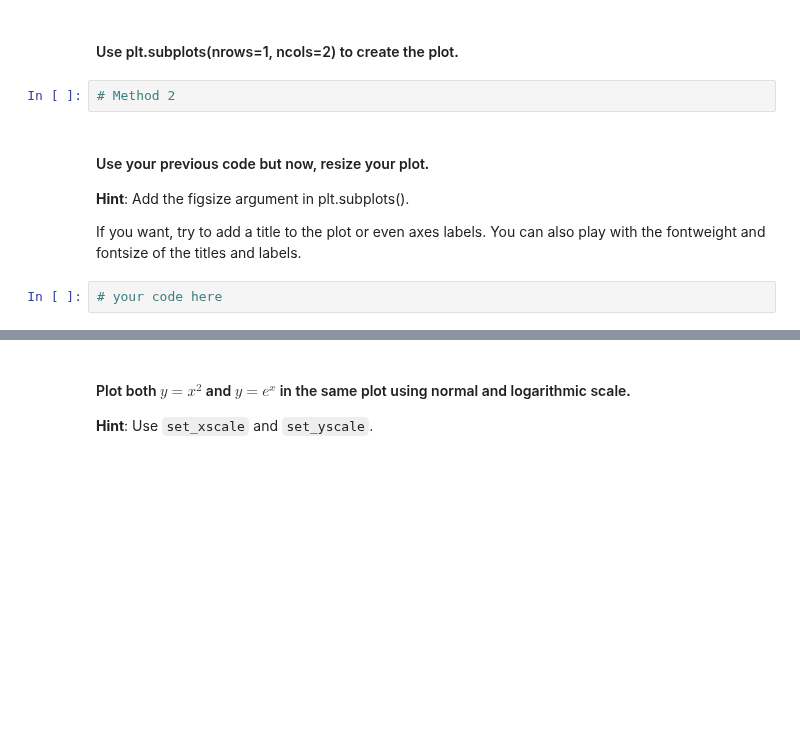
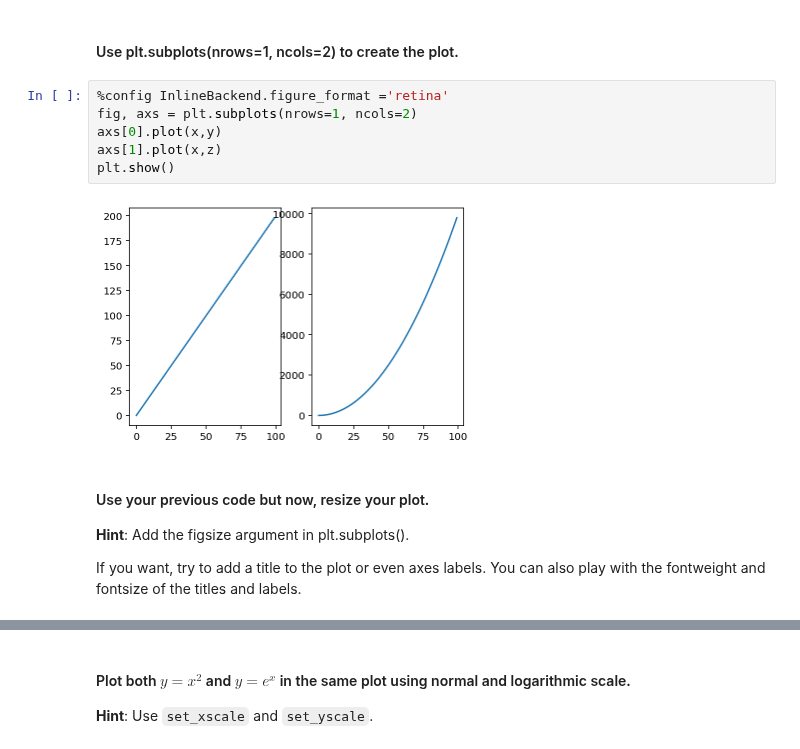
Before and after one commit to ta-data-lis/lab-matplotlib-seaborn, a Jupyter notebook: your-code/main.ipynb, the cells around one changed output, grey strips where cells are left out. Cells and saved outputs as stored; diff of their text form; blank space fills up the shorter version.

```diff
--- a/your-code/main.ipynb
+++ b/your-code/main.ipynb
@@ -25,11 +33,15 @@ Also, play around with the linewidth and style. Use the ones you're most happy w
 # %% [markdown]
 #### Use plt.subplots(nrows=1, ncols=2) to create the plot.
-# %%
-# Method 2
+# %%
+%config InlineBackend.figure_format ='retina'
+fig, axs = plt.subplots(nrows=1, ncols=2)
+axs[0].plot(x,y)
+axs[1].plot(x,z)
+plt.show()
+# %% [output]
+[figure, added]
 # %% [markdown]
 #### Use your previous code but now, resize your plot.
 **Hint**: Add the figsize argument in plt.subplots().
 
 If you want, try to add a title to the plot or even axes labels. You can also play with the fontweight and fontsize of the titles and labels.
-# %%
-# your code here
```
Also changed, not shown: parts of 34 cells of this notebook, 1 other file.
